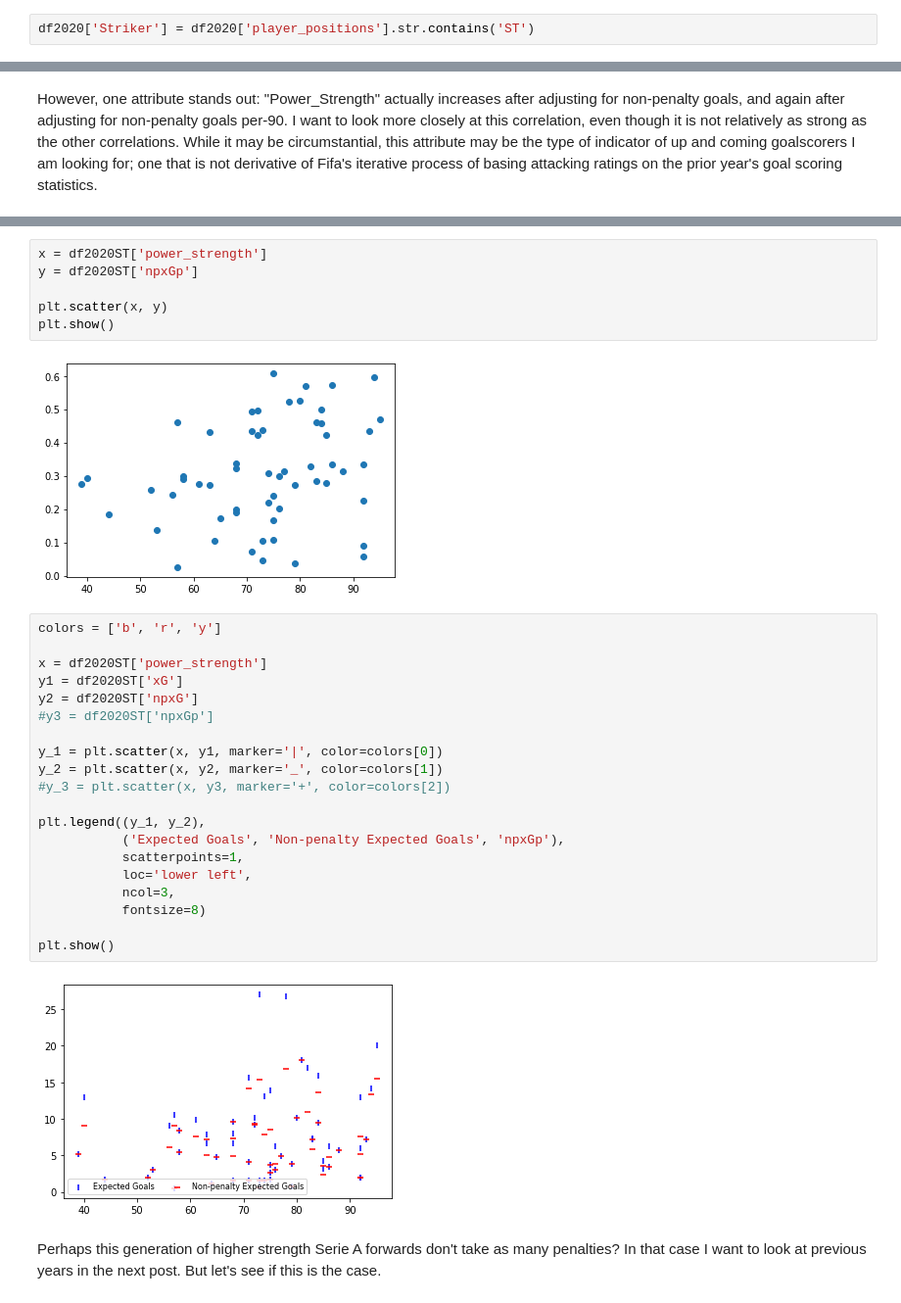
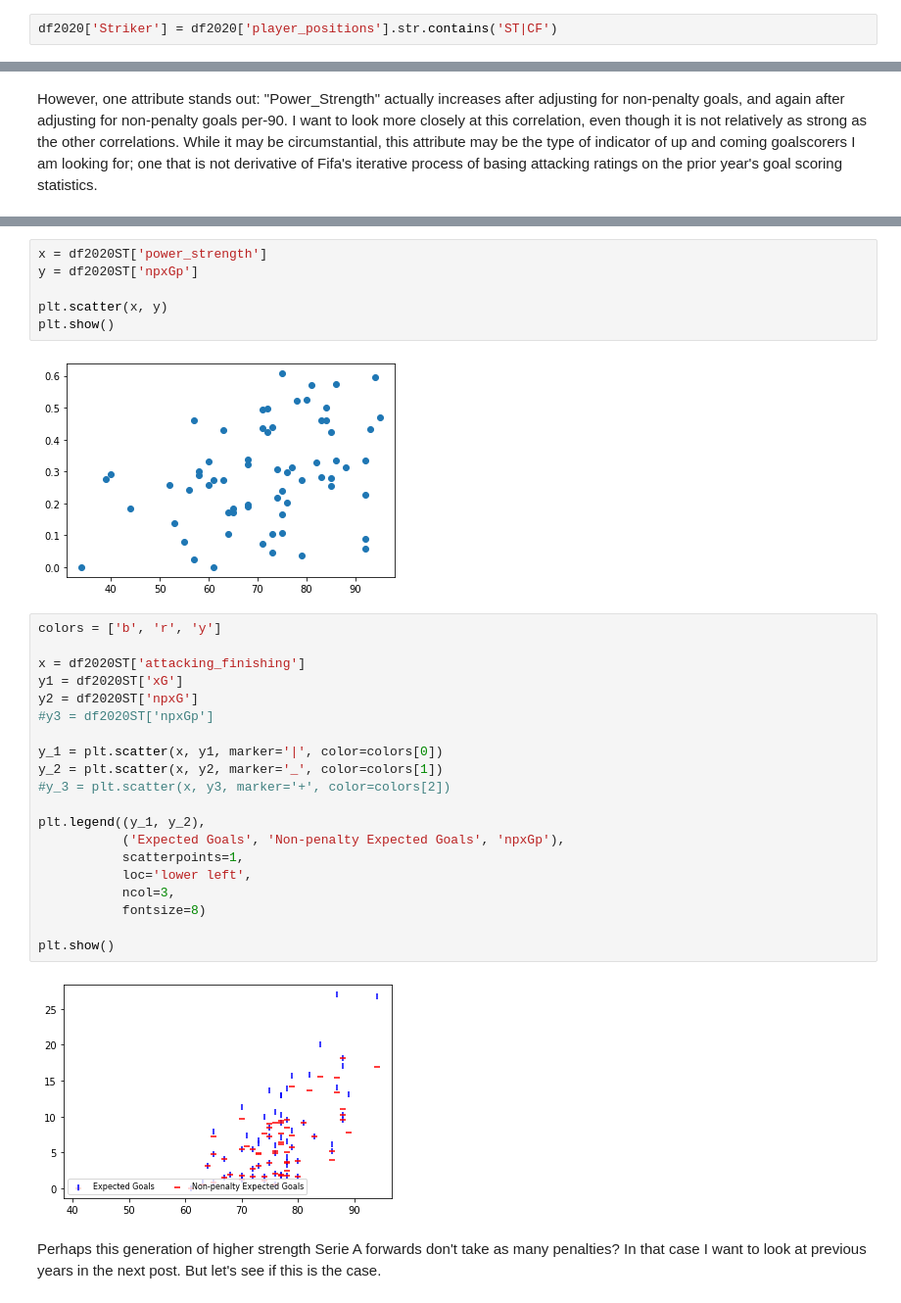
Before and after one commit to chaltaim/MJCRepo, a Jupyter notebook: SerieAv3.ipynb, the cells around one changed output, grey strips where cells are left out. Shown at 98% size. Drawn from its saved outputs; the diff is of its cells as text.

```diff
--- a/SerieAv3.ipynb
+++ b/SerieAv3.ipynb
@@ -146,7 +140,7 @@ array(['CF, ST', 'ST', 'CM, CAM, CDM', 'RM, RB', 'CB', 'CM', 'CM, CDM',
        'CM, CAM, RM', 'LM, RM, RW', 'CF, RW', 'RW', 'CF, CM, LW',
        'ST, RW, RM', 'RB, RWB, RM'], dtype=object)
 # %%
-df2020['Striker'] = df2020['player_positions'].str.contains('ST')
+df2020['Striker'] = df2020['player_positions'].str.contains('ST|CF')
 # %%
 df2020['Striker'].head()
 # %% [output]
@@ -430,29 +426,29 @@ y = df2020ST['npxGp']
 plt.scatter(x, y)
 plt.show()
 # %% [output]
-[figure, old version]
+[figure, new version]
 # %%
 colors = ['b', 'r', 'y']
 
-x = df2020ST['power_strength']
+x = df2020ST['attacking_finishing']
 y1 = df2020ST['xG']
 y2 = df2020ST['npxG']
 #y3 = df2020ST['npxGp']
 
 y_1 = plt.scatter(x, y1, marker='|', color=colors[0])
 y_2 = plt.scatter(x, y2, marker='_', color=colors[1])
 #y_3 = plt.scatter(x, y3, marker='+', color=colors[2])
 
 plt.legend((y_1, y_2),
            ('Expected Goals', 'Non-penalty Expected Goals', 'npxGp'),
            scatterpoints=1,
            loc='lower left',
            ncol=3,
            fontsize=8)
 
 plt.show()
 # %% [output]
-[figure, old version]
+[figure, new version]
 # %% [markdown]
 Perhaps this generation of higher strength Serie A forwards don't take as many penalties? In that case I want to look at previous years in the next post. But let's see if this is the case.
 # %%
```
Also changed, not shown: parts of 24 cells of this notebook.
